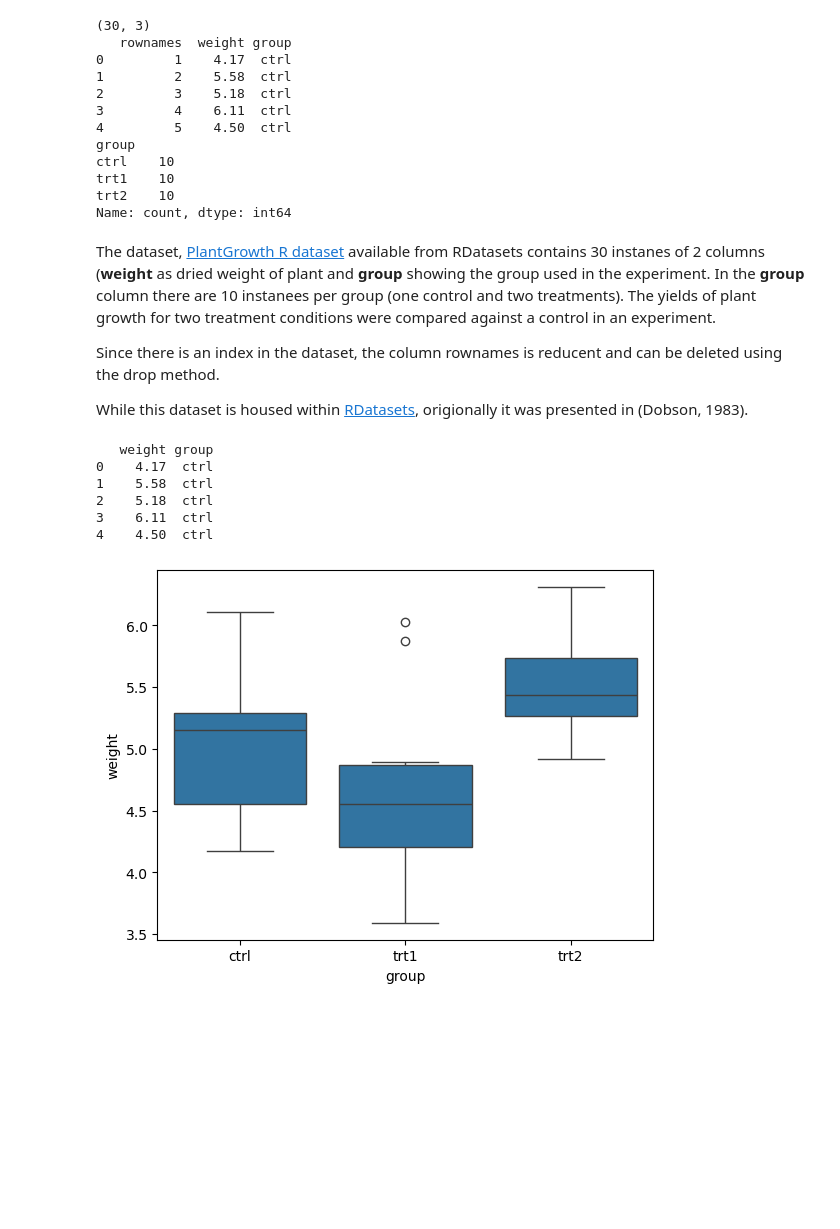
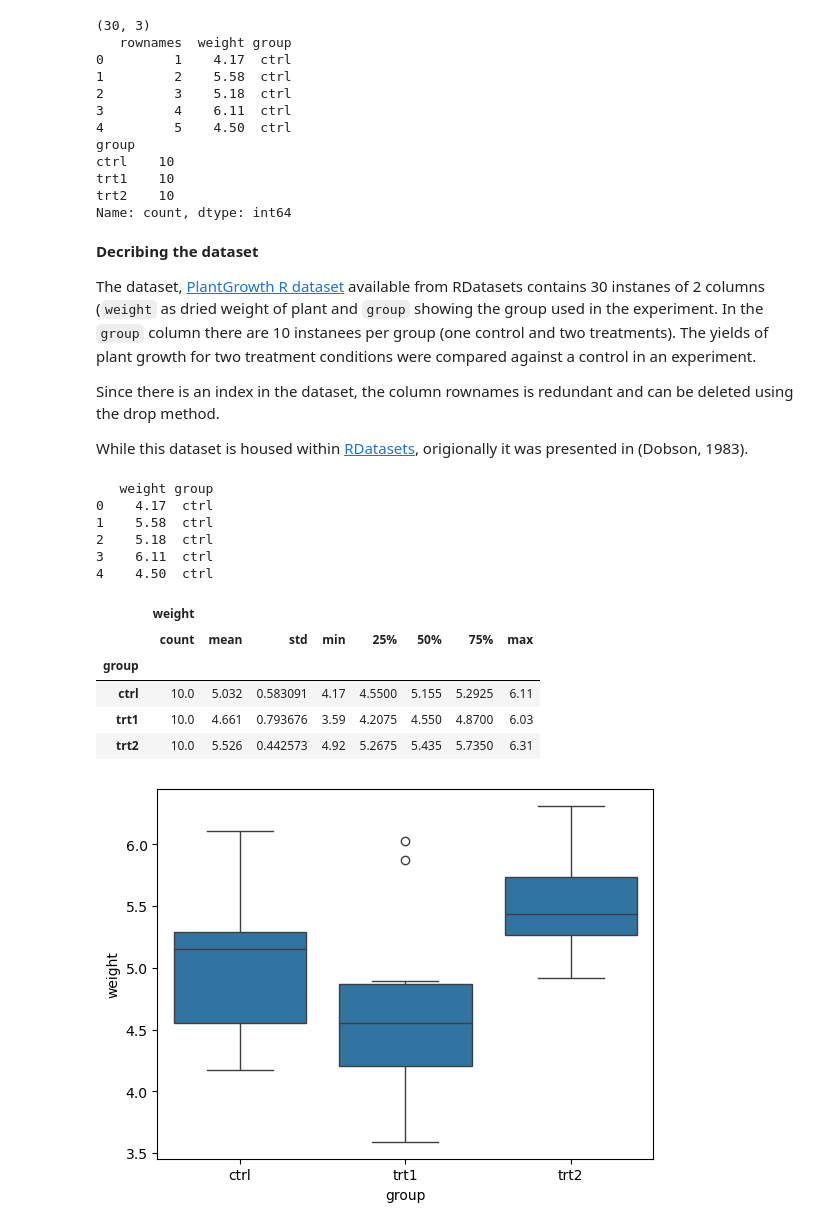
Before and after one commit to EllenMcG/applied_statistics_assessment, a Jupyter notebook: project.ipynb, the cells around one changed output. Cells and saved outputs as stored; diff of their text form; code cells hidden in the pictures; blank space fills up the shorter version.

```diff
--- a/project.ipynb
+++ b/project.ipynb
@@ -41,9 +41,12 @@ trt1    10
 trt2    10
 Name: count, dtype: int64
 # %% [markdown]
-The dataset, [PlantGrowth R dataset](https://vincentarelbundock.github.io/Rdatasets/index.html) available from RDatasets contains 30 instanes of 2 columns (**weight** as dried weight of plant and **group** showing the group used in the experiment. In the **group** column there are 10 instanees per group (one control and two treatments). The yields of plant growth for two treatment conditions were compared against a control in an experiment.
+**Decribing the dataset**
 
-Since there is an index in the dataset, the column rownames is reducent and can be deleted using the drop method.
+
+The dataset, [PlantGrowth R dataset](https://vincentarelbundock.github.io/Rdatasets/index.html) available from RDatasets contains 30 instanes of 2 columns (`weight` as dried weight of plant and `group` showing the group used in the experiment. In the `group` column there are 10 instanees per group (one control and two treatments). The yields of plant growth for two treatment conditions were compared against a control in an experiment.
+
+Since there is an index in the dataset, the column rownames is redundant and can be deleted using the drop method.
 
 While this dataset is housed within [RDatasets](https://vincentarelbundock.github.io/Rdatasets/doc/datasets/PlantGrowth.html), origionally it was presented in (Dobson, 1983).
 # %%
@@ -59,6 +62,16 @@ print(data.head())
 2    5.18  ctrl
 3    6.11  ctrl
 4    4.50  ctrl
+# %%
+data.groupby(['group']).describe()
+# summary statistics
+# %% [output]
+|  | weight |  |  |  |  |  |  |  |
+|  | count | mean | std | min | 25% | 50% | 75% | max |
+| group |  |  |  |  |  |  |  |  |
+| ctrl | 10.0 | 5.032 | 0.583091 | 4.17 | 4.5500 | 5.155 | 5.2925 | 6.11 |
+| trt1 | 10.0 | 4.661 | 0.793676 | 3.59 | 4.2075 | 4.550 | 4.8700 | 6.03 |
+| trt2 | 10.0 | 5.526 | 0.442573 | 4.92 | 5.2675 | 5.435 | 5.7350 | 6.31 |
 # %%
 # Initial look at data using a basic boxplot. The boxplot will show the medians (and 1st and 3rd quartile amounst other quartiles)
 # https://www.datacamp.com/tutorial/python-boxplots
```
Also changed, not shown: parts of 14 cells of this notebook, 6 other files.
